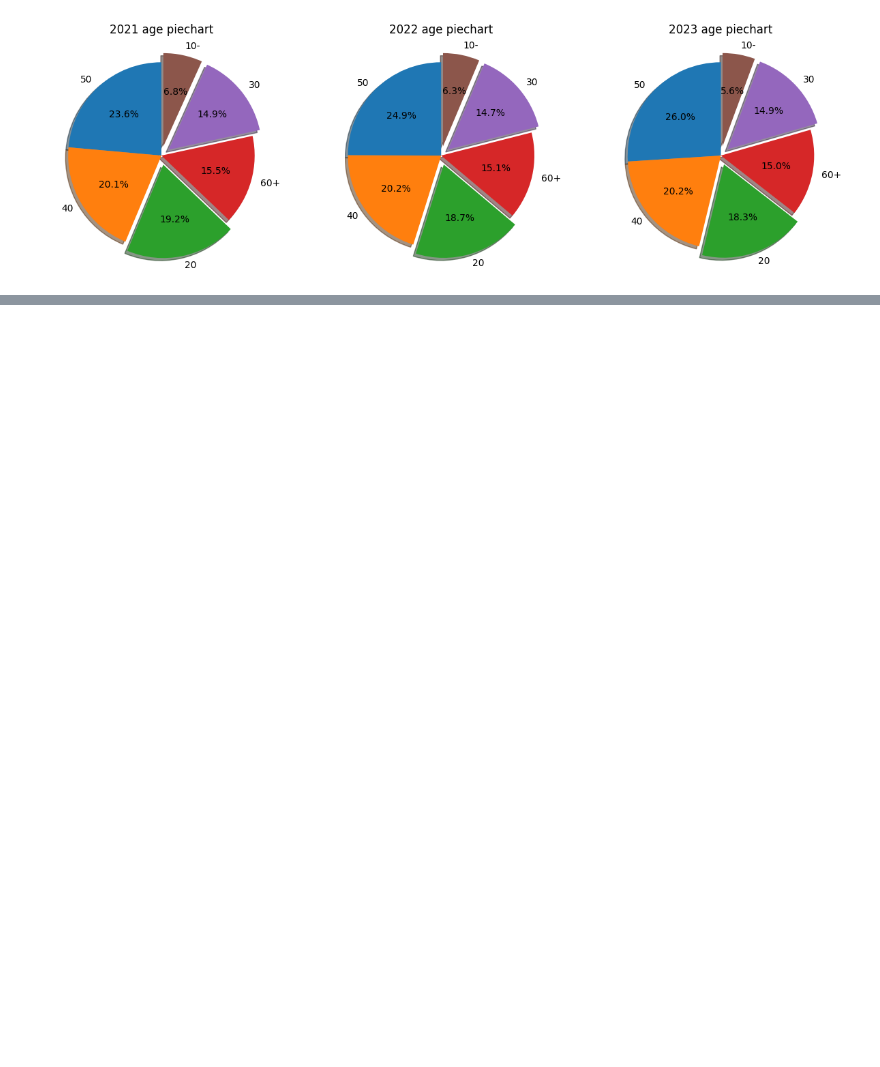
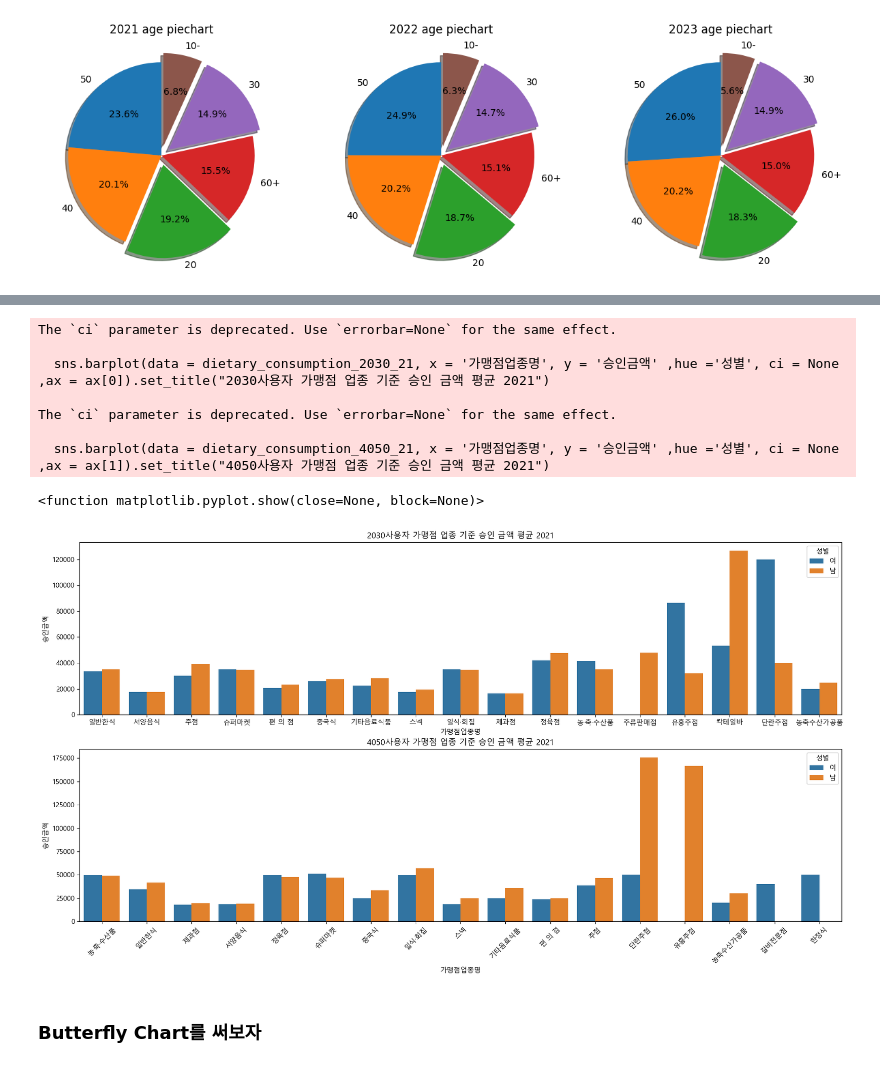
Before and after one commit to shs1018/iM_DiGital_Banker_academy, a Jupyter notebook: projects/iMBank_pj1/sampled_data_EDA.ipynb, the cells around one changed output, grey strips where cells are left out. Drawn from its saved outputs; the diff is of its cells as text; code cells hidden in the pictures; blank space fills up the shorter version.

```diff
--- a/projects/iMBank_pj1/sampled_data_EDA.ipynb
+++ b/projects/iMBank_pj1/sampled_data_EDA.ipynb
@@ -142,0 +257,12 @@ data_21.head(3)
+# %%
+# 나이대별로 구분해서 식생활 소비 관련 데이터 추출하기
+
+dietary_consumption_2030_21 = tmp_21[tmp_21['가맹점업종명'].isin(food_market)]
+dietary_consumption_2030_22 = tmp_22[tmp_22['가맹점업종명'].isin(food_market)]
+dietary_consumption_2030_23 = tmp_23[tmp_23['가맹점업종명'].isin(food_market)]
+
+dietary_consumption_4050_21 = tmp_21_2[tmp_21_2['가맹점업종명'].isin(food_market)]
+dietary_consumption_4050_22 = tmp_22_2[tmp_22_2['가맹점업종명'].isin(food_market)]
+dietary_consumption_4050_23 = tmp_23_2[tmp_23_2['가맹점업종명'].isin(food_market)]
+
+dietary_consumption_4050_21.info()
@@ -142,0 +287,22 @@ data_21.head(3)
+# %%
+fig, ax = plt.subplots(2,1,figsize = (20,10))
+
+sns.barplot(data = dietary_consumption_2030_21, x = '가맹점업종명', y = '승인금액' ,hue ='성별', ci = None ,ax = ax[0]).set_title("2030사용자 가맹점 업종 기준 승인 금액 평균 2021")
+plt.xticks(rotation = 45)
+
+sns.barplot(data = dietary_consumption_4050_21, x = '가맹점업종명', y = '승인금액' ,hue ='성별', ci = None ,ax = ax[1]).set_title("4050사용자 가맹점 업종 기준 승인 금액 평균 2021")
+plt.xticks(rotation = 45)
+
+plt.show
+# %% [output]
+The `ci` parameter is deprecated. Use `errorbar=None` for the same effect.
+
+  sns.barplot(data = dietary_consumption_2030_21, x = '가맹점업종명', y = '승인금액' ,hue ='성별', ci = None ,ax = ax[0]).set_title("2030사용자 가맹점 업종 기준 승인 금액 평균 2021")
+
+The `ci` parameter is deprecated. Use `errorbar=None` for the same effect.
+
+  sns.barplot(data = dietary_consumption_4050_21, x = '가맹점업종명', y = '승인금액' ,hue ='성별', ci = None ,ax = ax[1]).set_title("4050사용자 가맹점 업종 기준 승인 금액 평균 2021")
+<function matplotlib.pyplot.show(close=None, block=None)>
+[figure, added]
+# %% [markdown]
+### Butterfly Chart를 써보자
```
Also changed, not shown: parts of 23 cells of this notebook, 1 other file.
